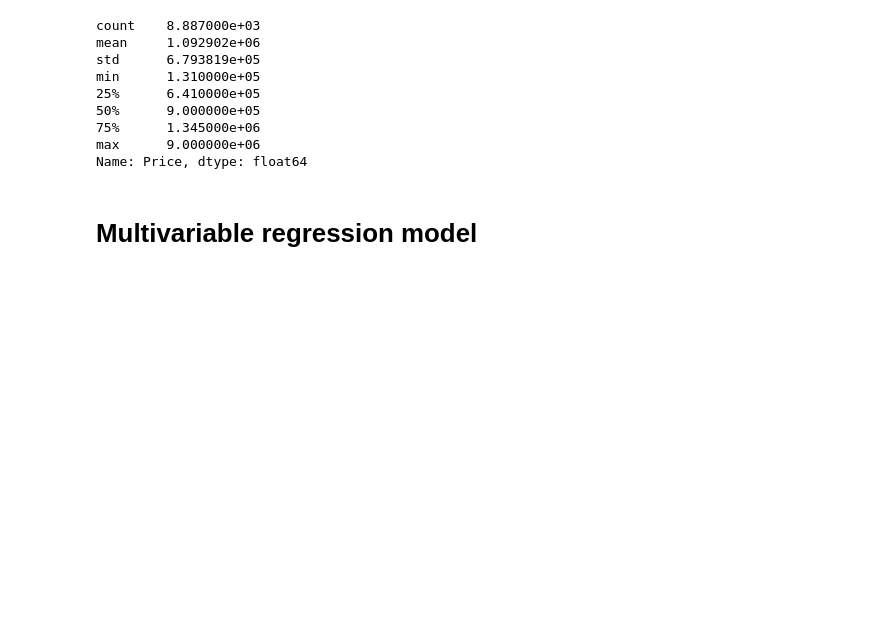
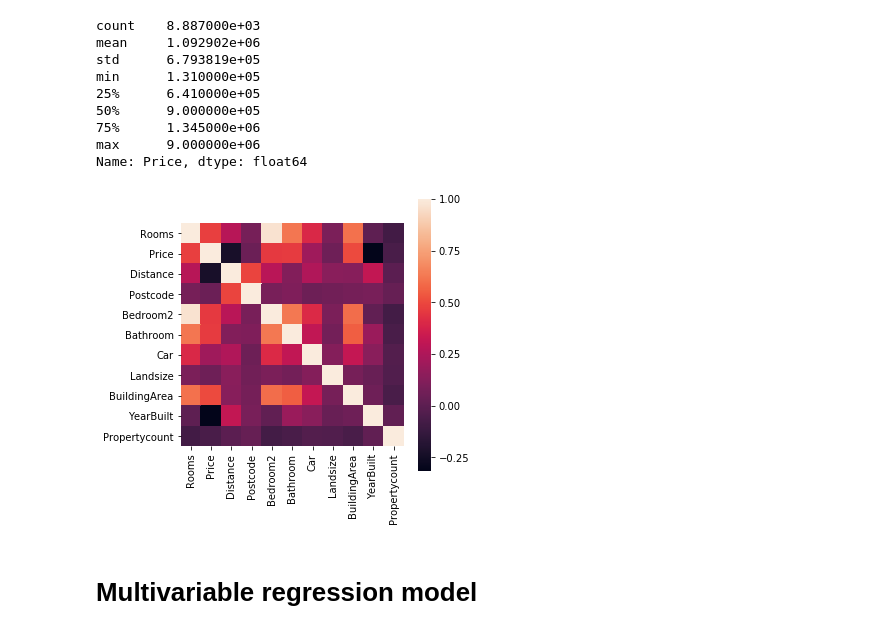
Before and after one commit to mhuh22/Thinkful, a Jupyter notebook: Bootcamp/Unit 3/Lesson 6 - Supervised Learning Challenges/Challenge 3.6.4. Melbourne Housing Prices.ipynb, the cells around one changed output. Drawn from its saved outputs; the diff is of its cells as text; code cells hidden in the pictures; blank space fills up the shorter version.

```diff
--- a/Bootcamp/Unit 3/Lesson 6 - Supervised Learning Challenges/Challenge 3.6.4. Melbourne Housing Prices.ipynb
+++ b/Bootcamp/Unit 3/Lesson 6 - Supervised Learning Challenges/Challenge 3.6.4. Melbourne Housing Prices.ipynb
@@ -151,6 +183,15 @@ min      1.310000e+05
 75%      1.345000e+06
 max      9.000000e+06
 Name: Price, dtype: float64
+# %%
+# Creates a correlation matrix among the predictor variables
+plt.rcParams['figure.figsize'] = [5,5]
+
+correlation_martix = melbourne.corr()
+sns.heatmap(correlation_martix, vmax = 1, square = True)
+plt.show()
+# %% [output]
+[figure, added]
 # %%
 # Split data into training and testing set
 X_train, X_test, y_train, y_test = train_test_split(X, y, test_size=0.3)
```
Also changed, not shown: parts of 17 cells of this notebook.
